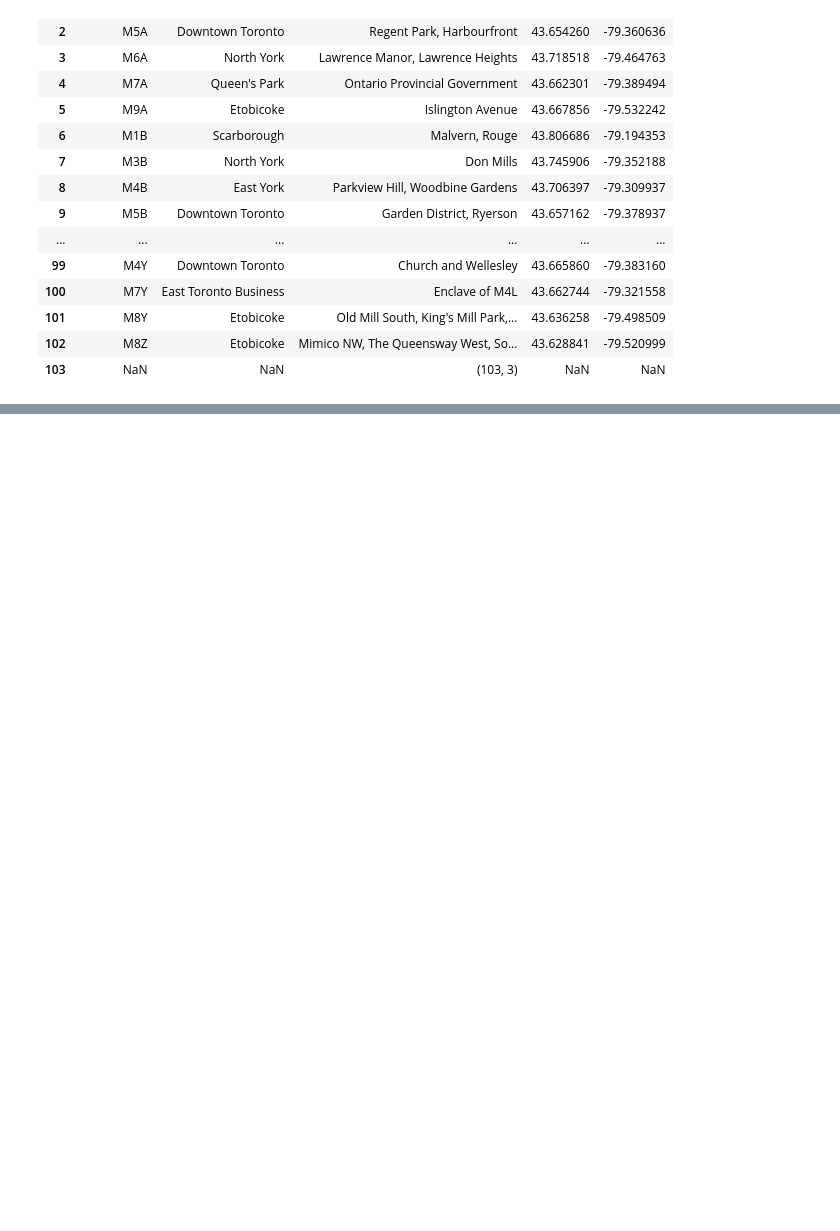
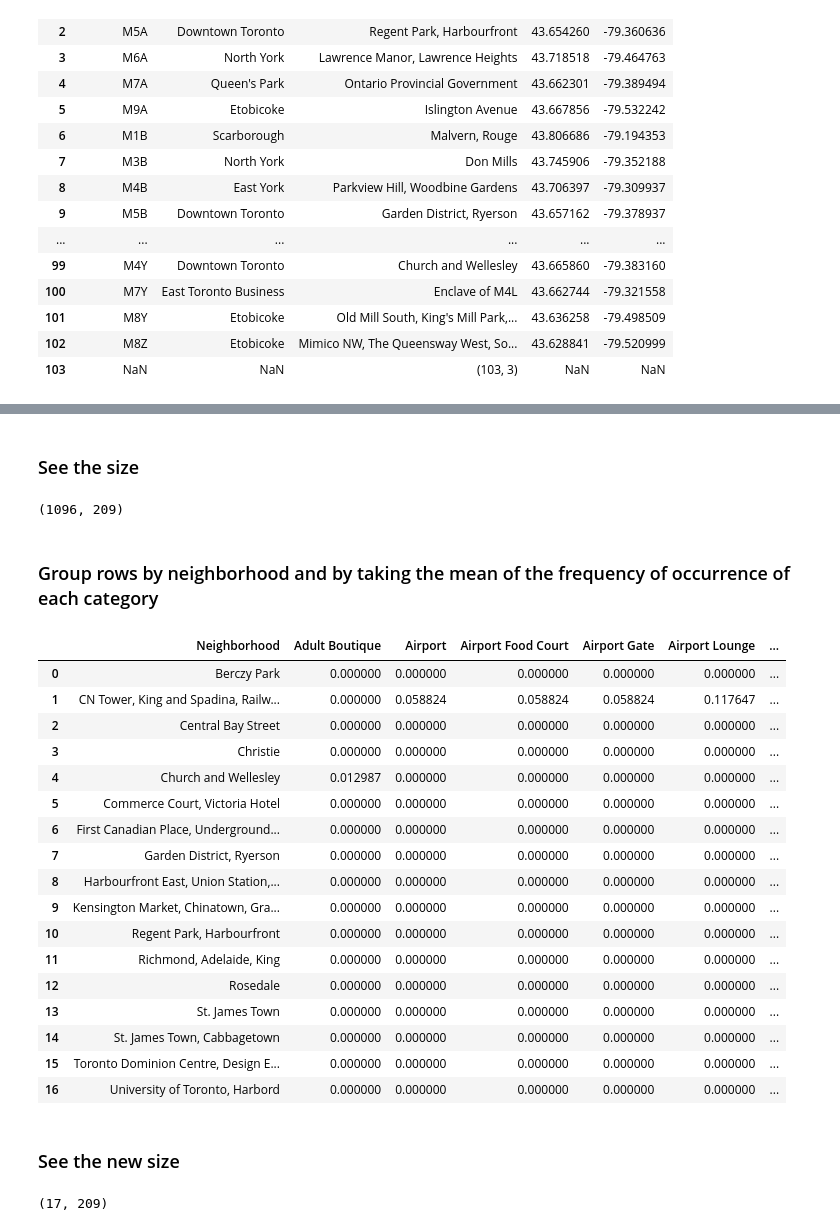
Before and after one commit to AngelMartiLink/Coursera_Capstone, a Jupyter notebook: Segmenting and Clustering Neighborhoods in Toronto.ipynb, the cells around one changed output, grey strips where cells are left out. Drawn from its saved outputs; the diff is of its cells as text; code cells hidden in the pictures; blank space fills up the shorter version.

```diff
--- a/Segmenting and Clustering Neighborhoods in Toronto.ipynb
+++ b/Segmenting and Clustering Neighborhoods in Toronto.ipynb
@@ -169,0 +272,9 @@ DataFrame
+# %%
+neighborhood_latitude = downtown_toronto_data.loc[3, "Latitude"] # neighborhood latitude value
+neighborhood_longitude = downtown_toronto_data.loc[3, "Longitude"] # neighborhood longitude value
+
+neighborhood_name = downtown_toronto_data.loc[3, "Neighborhood"] # neighborhood name
+
+print("Latitude and longitude values of {} are {}, {}.".format(neighborhood_name,
+                                                               neighborhood_latitude,
+                                                               neighborhood_longitude))
@@ -169,0 +285,8 @@ DataFrame
+# %%
+ACCESS_TOKEN = "BOHQHYBUQ1GWFMYPCZQLWOLFRXTVAN4QAI1XYFN125Y0UL5D"
+latitude = neighborhood_latitude
+longitude = neighborhood_longitude
+radius = 500
+limit = 100
+
+url = "https://api.foursquare.com/v2/venues/search?client_id={}&client_secret={}&ll={},{}&oauth_token={}&v={}&radius={}&limit={}".format(CLIENT_ID, CLIENT_SECRET, latitude, longitude,ACCESS_TOKEN, VERSION, radius, LIMIT)
@@ -169,0 +295,3 @@ DataFrame
+# %%
+results = requests.get(url).json()
+results
@@ -169,0 +396,9 @@ DataFrame
+# %%
+# one hot encoding
+downtown_toronto = pd.get_dummies(downtown_toronto_venues[['Venue Category']], prefix="", prefix_sep="")
+
+# move neighborhood column to the first column
+downtown_toronto.pop("Neighborhood")
+downtown_toronto.insert(0, "Neighborhood", downtown_toronto_venues["Neighborhood"])
+
+downtown_toronto.head()
@@ -169,0 +412,36 @@ DataFrame
+# %% [markdown]
+<h3>See the size</h3>
+# %%
+downtown_toronto.shape
+# %% [output]
+(1096, 209)
+# %% [markdown]
+<h3>Group rows by neighborhood and by taking the mean of the frequency of occurrence of each category</h3>
+# %%
+downtown_toronto_grouped = downtown_toronto.groupby("Neighborhood").mean().reset_index()
+downtown_toronto_grouped
+# %% [output]
+|  | Neighborhood | Adult Boutique | Airport | Airport Food Court | Airport Gate | Airport Lounge | ... |
+| 0 | Berczy Park | 0.000000 | 0.000000 | 0.000000 | 0.000000 | 0.000000 | ... |
+| 1 | CN Tower, King and Spadina, Railw... | 0.000000 | 0.058824 | 0.058824 | 0.058824 | 0.117647 | ... |
+| 2 | Central Bay Street | 0.000000 | 0.000000 | 0.000000 | 0.000000 | 0.000000 | ... |
+| 3 | Christie | 0.000000 | 0.000000 | 0.000000 | 0.000000 | 0.000000 | ... |
+| 4 | Church and Wellesley | 0.012987 | 0.000000 | 0.000000 | 0.000000 | 0.000000 | ... |
+| 5 | Commerce Court, Victoria Hotel | 0.000000 | 0.000000 | 0.000000 | 0.000000 | 0.000000 | ... |
+| 6 | First Canadian Place, Underground... | 0.000000 | 0.000000 | 0.000000 | 0.000000 | 0.000000 | ... |
+| 7 | Garden District, Ryerson | 0.000000 | 0.000000 | 0.000000 | 0.000000 | 0.000000 | ... |
+| 8 | Harbourfront East, Union Station,... | 0.000000 | 0.000000 | 0.000000 | 0.000000 | 0.000000 | ... |
+| 9 | Kensington Market, Chinatown, Gra... | 0.000000 | 0.000000 | 0.000000 | 0.000000 | 0.000000 | ... |
+| 10 | Regent Park, Harbourfront | 0.000000 | 0.000000 | 0.000000 | 0.000000 | 0.000000 | ... |
+| 11 | Richmond, Adelaide, King | 0.000000 | 0.000000 | 0.000000 | 0.000000 | 0.000000 | ... |
+| 12 | Rosedale | 0.000000 | 0.000000 | 0.000000 | 0.000000 | 0.000000 | ... |
+| 13 | St. James Town | 0.000000 | 0.000000 | 0.000000 | 0.000000 | 0.000000 | ... |
+| 14 | St. James Town, Cabbagetown | 0.000000 | 0.000000 | 0.000000 | 0.000000 | 0.000000 | ... |
+| 15 | Toronto Dominion Centre, Design E... | 0.000000 | 0.000000 | 0.000000 | 0.000000 | 0.000000 | ... |
+| 16 | University of Toronto, Harbord | 0.000000 | 0.000000 | 0.000000 | 0.000000 | 0.000000 | ... |
+# %% [markdown]
+<h3>See the new size</h3>
+# %%
+downtown_toronto_grouped.shape
+# %% [output]
+(17, 209)
```
Also changed, not shown: parts of 45 cells of this notebook.
